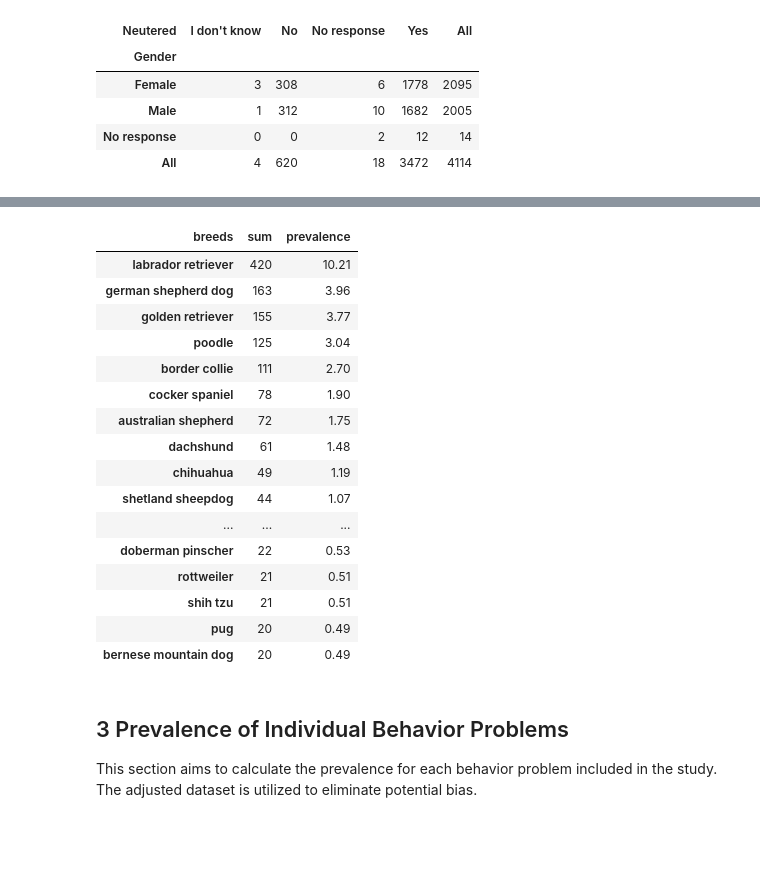
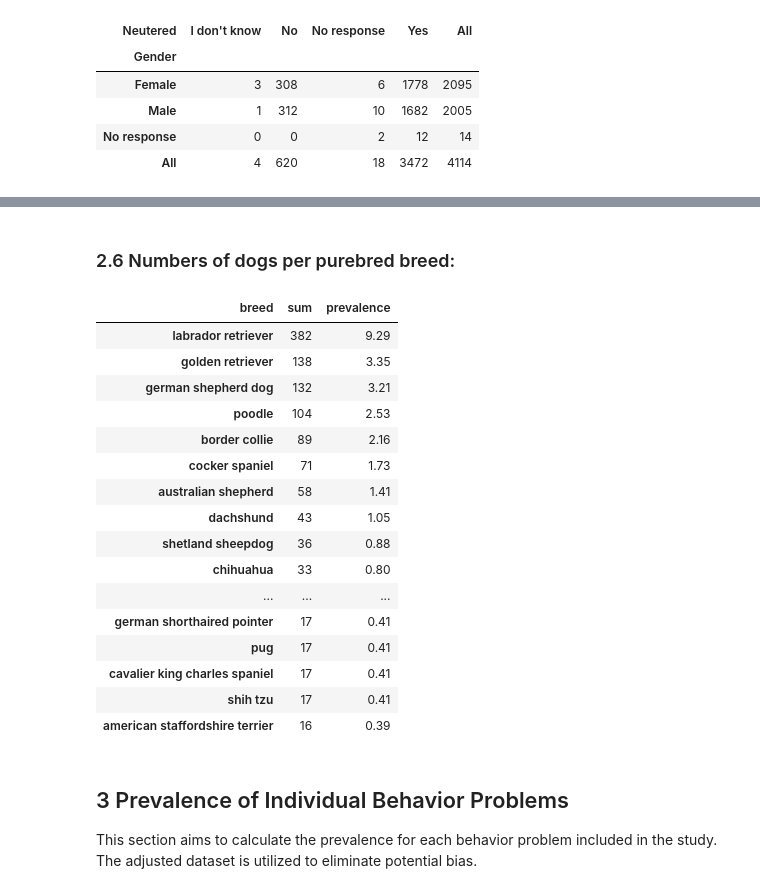
Before and after one commit to iandinwoodie/pdbs-study-1, a Jupyter notebook: notebooks/1.0-ird-pdbs-analysis-notebook.ipynb, the cells around one changed output, grey strips where cells are left out. Drawn from its saved outputs; the diff is of its cells as text; code cells hidden in the pictures; blank space fills up the shorter version.

Commit message:
Added purebred count

```diff
--- a/notebooks/1.0-ird-pdbs-analysis-notebook.ipynb
+++ b/notebooks/1.0-ird-pdbs-analysis-notebook.ipynb
@@ -161,7 +161,7 @@ BIAS_FILTER = '''
     OR (question_reason_for_part_3 = 1 AND q01_main != 1)'''
 CON = sqlite3.connect('../data/processed/processed.db')
 # %%
-def createStringDataFrame(table, fields, labels, filtered):
+def createStringDataFrame(table, fields, labels, filtered=True):
     query = 'SELECT ' + fields + ' FROM ' + table
     if filtered:
         table2 = USER_TABLE if table == DOG_TABLE else DOG_TABLE
@@ -175,7 +175,7 @@ def convertToNumeric(df):
         df[col] = pd.to_numeric(df[col])
     return df
 
-def createNumericDataFrame(table, fields, labels, filtered):
+def createNumericDataFrame(table, fields, labels, filtered=True):
     df = createStringDataFrame(table, fields, labels, filtered)
     return convertToNumeric(df)
 
@@ -377,33 +422,38 @@ df = createNumericDataFrame(DOG_TABLE, fields, labels, filtered=True)
+# %% [markdown]
+### 2.6 Numbers of dogs per purebred breed:
 # %%
+# status: verified
 # Create the necessary dataframe.
-fields = 'purebred_breed'
-labels = ['Breed']
-df = createStringDataFrame(DOG_TABLE, fields, labels, filtered=False)
-df = df.replace('', np.nan, regex=True)
+fields = 'purebred_breed, purebred'
+labels = ['breed', 'purebred']
+df = createStringDataFrame(DOG_TABLE, fields, labels)
+df = df[df[labels[1]] == '1']
+df.drop(columns=labels[1], inplace=True)
+df = df[df[labels[0]] != '']
 
 # Calculate sums and prevalences.
 df = getValueCountAndPrevalence(df, labels[0])
 df = df.round(2)
-df.columns.name = 'breeds'
-df[:30]
+df.columns.name = labels[0]
+display(df[:30])
 # %% [output]
-| breeds | sum | prevalence |
-| labrador retriever | 420 | 10.21 |
-| german shepherd dog | 163 | 3.96 |
-| golden retriever | 155 | 3.77 |
-| poodle | 125 | 3.04 |
-| border collie | 111 | 2.70 |
-| cocker spaniel | 78 | 1.90 |
-| australian shepherd | 72 | 1.75 |
-| dachshund | 61 | 1.48 |
-| chihuahua | 49 | 1.19 |
-| shetland sheepdog | 44 | 1.07 |
+| breed | sum | prevalence |
+| labrador retriever | 382 | 9.29 |
+| golden retriever | 138 | 3.35 |
+| german shepherd dog | 132 | 3.21 |
+| poodle | 104 | 2.53 |
+| border collie | 89 | 2.16 |
+| cocker spaniel | 71 | 1.73 |
+| australian shepherd | 58 | 1.41 |
+| dachshund | 43 | 1.05 |
+| shetland sheepdog | 36 | 0.88 |
+| chihuahua | 33 | 0.80 |
 | ... | ... | ... |
-| doberman pinscher | 22 | 0.53 |
-| rottweiler | 21 | 0.51 |
-| shih tzu | 21 | 0.51 |
-| pug | 20 | 0.49 |
-| bernese mountain dog | 20 | 0.49 |
+| german shorthaired pointer | 17 | 0.41 |
+| pug | 17 | 0.41 |
+| cavalier king charles spaniel | 17 | 0.41 |
+| shih tzu | 17 | 0.41 |
+| american staffordshire terrier | 16 | 0.39 |
 # %% [markdown]
 ## 3 Prevalence of Individual Behavior Problems
 
```
Also changed, not shown: parts of 15 cells of this notebook.
